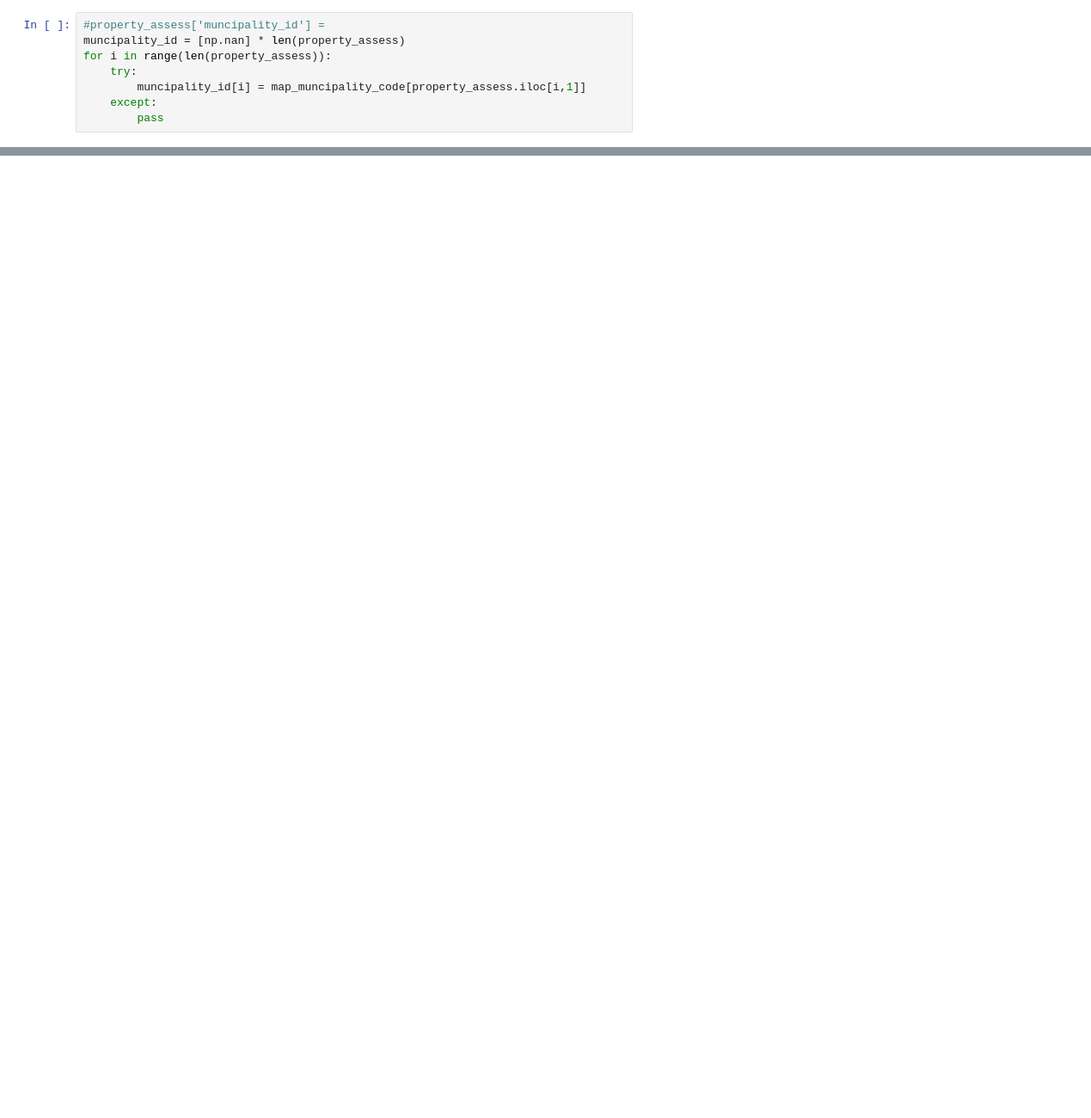
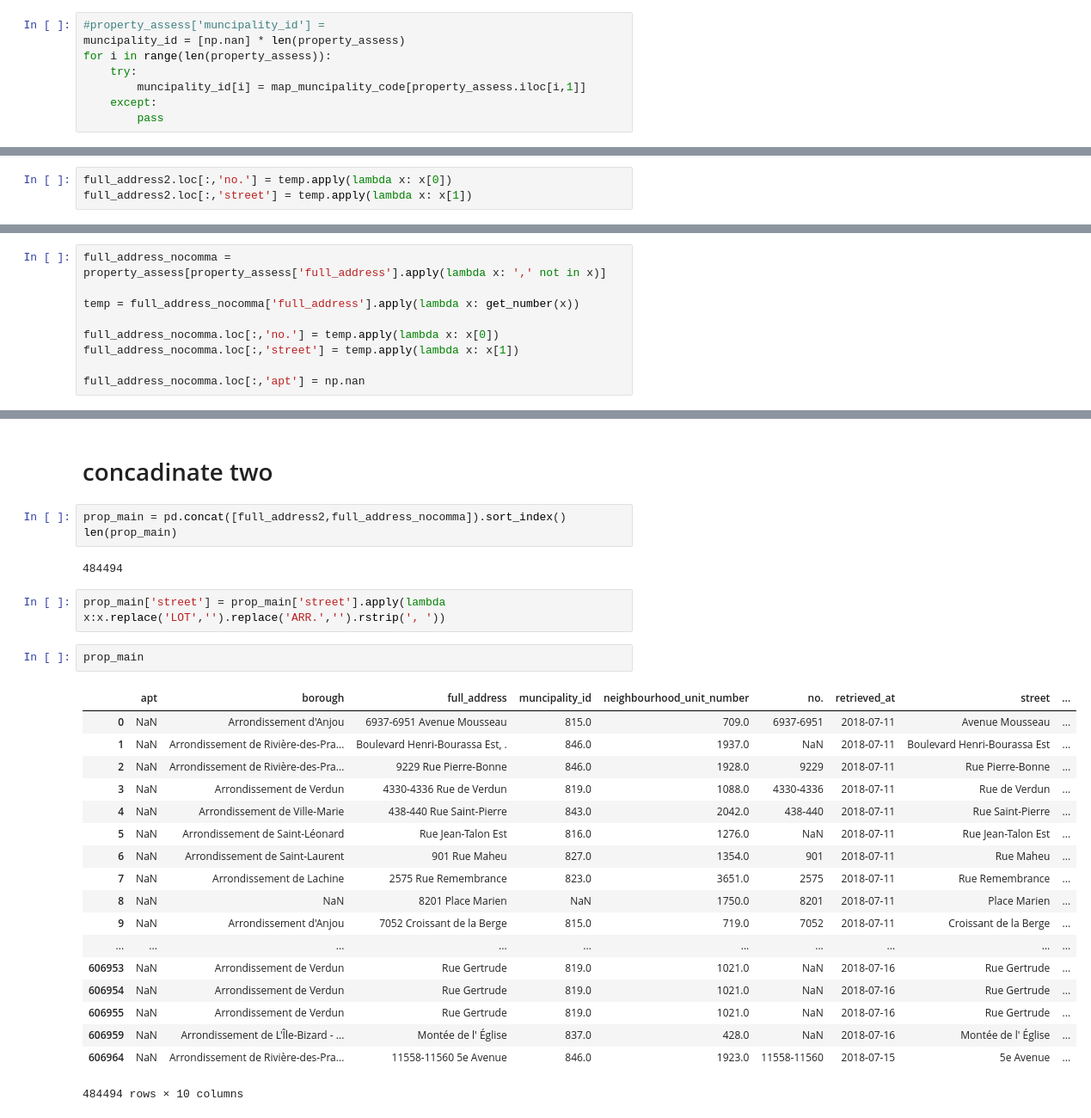
Before and after one commit to gauss1986/Genworth, a Jupyter notebook: main.ipynb, the cells around one changed output, grey strips where cells are left out. Shown: that part at 86% size. Saved outputs shown, nothing was run; the diff lists cells and outputs as text; blank space fills up the shorter version.

```diff
--- a/main.ipynb
+++ b/main.ipynb
@@ -485,0 +524,3 @@ property_assess
+# %%
+full_address2.loc[:,'no.'] = temp.apply(lambda x: x[0])
+full_address2.loc[:,'street'] = temp.apply(lambda x: x[1])
@@ -485,0 +550,9 @@ property_assess
+# %%
+full_address_nocomma = property_assess[property_assess['full_address'].apply(lambda x: ',' not in x)]
+
+temp = full_address_nocomma['full_address'].apply(lambda x: get_number(x))
+
+full_address_nocomma.loc[:,'no.'] = temp.apply(lambda x: x[0])
+full_address_nocomma.loc[:,'street'] = temp.apply(lambda x: x[1])
+
+full_address_nocomma.loc[:,'apt'] = np.nan
@@ -485,0 +580,30 @@ property_assess
+# %% [markdown]
+# concadinate two
+# %%
+prop_main = pd.concat([full_address2,full_address_nocomma]).sort_index()
+len(prop_main)
+# %% [output]
+484494
+# %%
+prop_main['street'] = prop_main['street'].apply(lambda x:x.replace('LOT','').replace('ARR.','').rstrip(', '))
+# %%
+prop_main
+# %% [output]
+|  | apt | borough | full_address | muncipality_id | neighbourhood_unit_number | no. | retrieved_at | street | ... |
+| 0 | NaN | Arrondissement d'Anjou | 6937-6951 Avenue Mousseau | 815.0 | 709.0 | 6937-6951 | 2018-07-11 | Avenue Mousseau | ... |
+| 1 | NaN | Arrondissement de Rivière-des-Pra... | Boulevard Henri-Bourassa Est, . | 846.0 | 1937.0 | NaN | 2018-07-11 | Boulevard Henri-Bourassa Est | ... |
+| 2 | NaN | Arrondissement de Rivière-des-Pra... | 9229 Rue Pierre-Bonne | 846.0 | 1928.0 | 9229 | 2018-07-11 | Rue Pierre-Bonne | ... |
+| 3 | NaN | Arrondissement de Verdun | 4330-4336 Rue de Verdun | 819.0 | 1088.0 | 4330-4336 | 2018-07-11 | Rue de Verdun | ... |
+| 4 | NaN | Arrondissement de Ville-Marie | 438-440 Rue Saint-Pierre | 843.0 | 2042.0 | 438-440 | 2018-07-11 | Rue Saint-Pierre | ... |
+| 5 | NaN | Arrondissement de Saint-Léonard | Rue Jean-Talon Est | 816.0 | 1276.0 | NaN | 2018-07-11 | Rue Jean-Talon Est | ... |
+| 6 | NaN | Arrondissement de Saint-Laurent | 901 Rue Maheu | 827.0 | 1354.0 | 901 | 2018-07-11 | Rue Maheu | ... |
+| 7 | NaN | Arrondissement de Lachine | 2575 Rue Remembrance | 823.0 | 3651.0 | 2575 | 2018-07-11 | Rue Remembrance | ... |
+| 8 | NaN | NaN | 8201 Place Marien | NaN | 1750.0 | 8201 | 2018-07-11 | Place Marien | ... |
+| 9 | NaN | Arrondissement d'Anjou | 7052 Croissant de la Berge | 815.0 | 719.0 | 7052 | 2018-07-11 | Croissant de la Berge | ... |
+| ... | ... | ... | ... | ... | ... | ... | ... | ... | ... |
+| 606953 | NaN | Arrondissement de Verdun | Rue Gertrude | 819.0 | 1021.0 | NaN | 2018-07-16 | Rue Gertrude | ... |
+| 606954 | NaN | Arrondissement de Verdun | Rue Gertrude | 819.0 | 1021.0 | NaN | 2018-07-16 | Rue Gertrude | ... |
+| 606955 | NaN | Arrondissement de Verdun | Rue Gertrude | 819.0 | 1021.0 | NaN | 2018-07-16 | Rue Gertrude | ... |
+| 606959 | NaN | Arrondissement de L'Île-Bizard - ... | Montée de l' Église | 837.0 | 428.0 | NaN | 2018-07-16 | Montée de l' Église | ... |
+| 606964 | NaN | Arrondissement de Rivière-des-Pra... | 11558-11560 5e Avenue | 846.0 | 1923.0 | 11558-11560 | 2018-07-15 | 5e Avenue | ... |
+484494 rows × 10 columns
```
Also changed, not shown: parts of 81 cells of this notebook, 1 other file.
